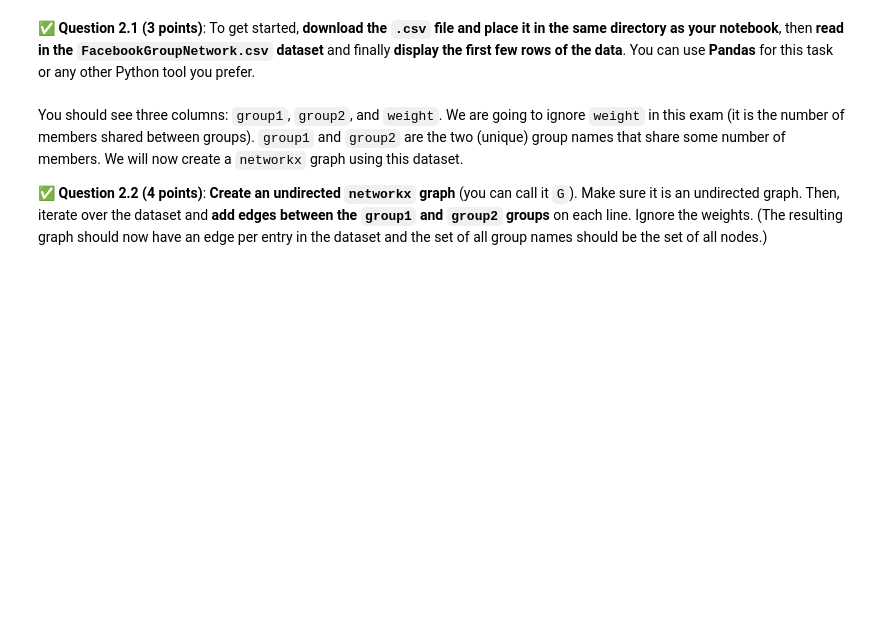
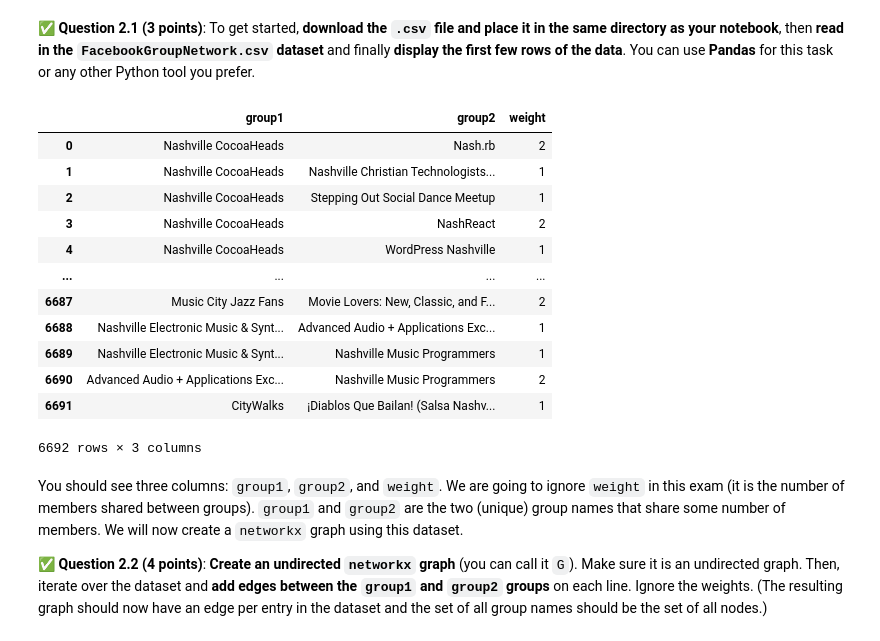
Before and after one commit to Lawpantoe/CMSE202-f23-turnin, a Jupyter notebook: final/CMSE202-Final-Section004-S24-STUDENT.ipynb, the cells around one changed output. Saved outputs shown, nothing was run; the diff lists cells and outputs as text; code cells hidden in the pictures; blank space fills up the shorter version.

```diff
--- a/final/CMSE202-Final-Section004-S24-STUDENT.ipynb
+++ b/final/CMSE202-Final-Section004-S24-STUDENT.ipynb
@@ -52,6 +53,24 @@ In this part of the exam, we will look at Facebook groups in Tennessee. Some of
 &#9989; **Question 2.1 (3 points)**: To get started, **download the `.csv` file and place it in the same directory as your notebook**, then **read in the `FacebookGroupNetwork.csv` dataset** and finally **display the first few rows of the data**. You can use **Pandas** for this task or any other Python tool you prefer.
 # %%
 ### Put your code here
+import pandas as pd
+
+Facebook_Group = pd.read_csv("FacebookGroupNetwork.csv")
+Facebook_Group
+# %% [output]
+|  | group1 | group2 | weight |
+| 0 | Nashville CocoaHeads | Nash.rb | 2 |
+| 1 | Nashville CocoaHeads | Nashville Christian Technologists... | 1 |
+| 2 | Nashville CocoaHeads | Stepping Out Social Dance Meetup | 1 |
+| 3 | Nashville CocoaHeads | NashReact | 2 |
+| 4 | Nashville CocoaHeads | WordPress Nashville | 1 |
+| ... | ... | ... | ... |
+| 6687 | Music City Jazz Fans | Movie Lovers: New, Classic, and F... | 2 |
+| 6688 | Nashville Electronic Music & Synt... | Advanced Audio + Applications Exc... | 1 |
+| 6689 | Nashville Electronic Music & Synt... | Nashville Music Programmers | 1 |
+| 6690 | Advanced Audio + Applications Exc... | Nashville Music Programmers | 2 |
+| 6691 | CityWalks | ¡Diablos Que Bailan! (Salsa Nashv... | 1 |
+6692 rows × 3 columns
 # %% [markdown]
 You should see three columns: `group1`, `group2`, and `weight`. We are going to ignore `weight` in this exam (it is the number of members shared between groups). `group1` and `group2` are the two (unique) group names that share some number of members. We will now create a `networkx` graph using this dataset.
 
```
Also changed, not shown: parts of 12 cells of this notebook.
